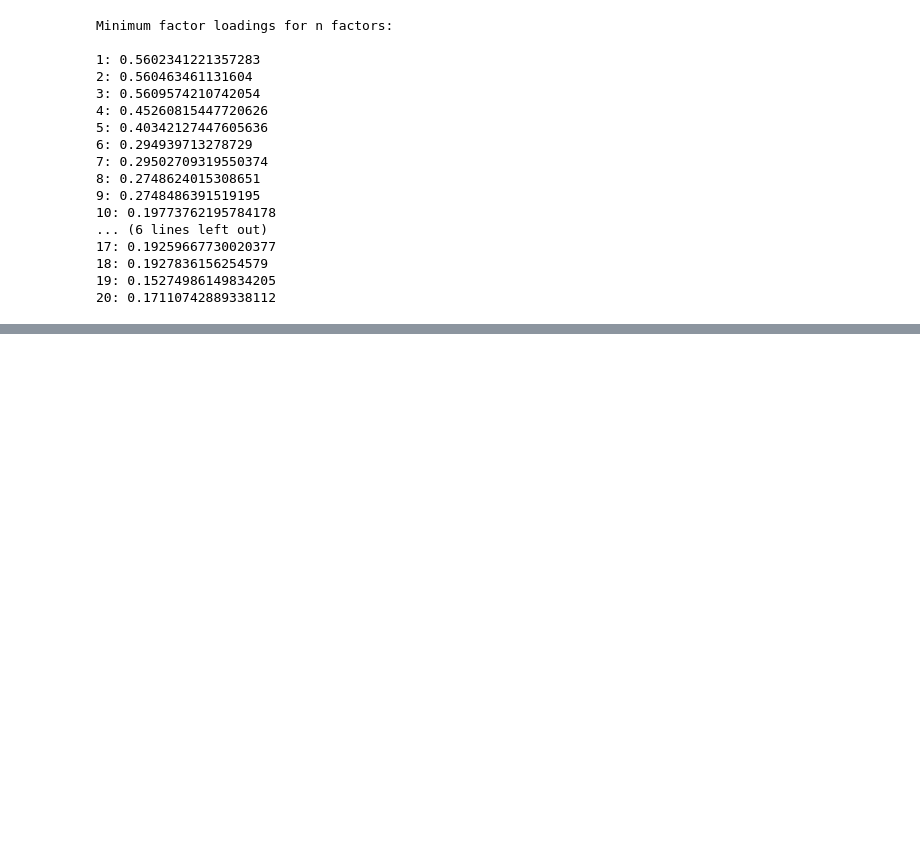
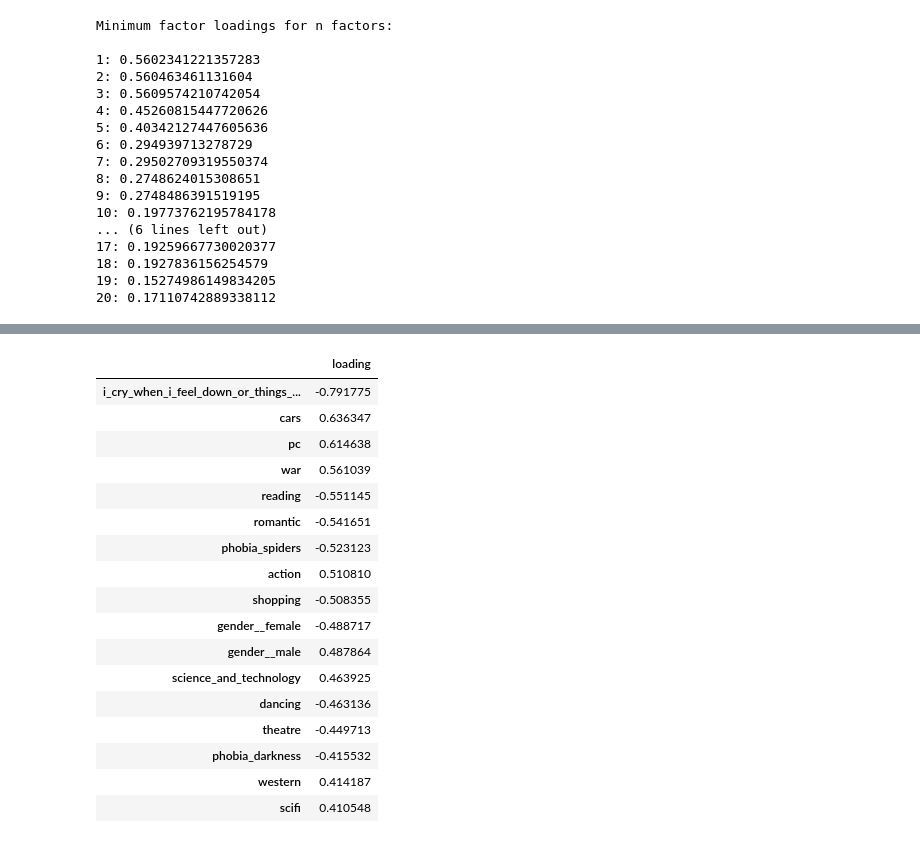
Before and after one commit to vincefav/factor-analysis, a Jupyter notebook: Factor analysis tutorial.ipynb, the cells around one changed output, grey strips where cells are left out. Saved outputs shown, nothing was run; the diff lists cells and outputs as text; code cells hidden in the pictures; blank space fills up the shorter version.

```diff
--- a/Factor analysis tutorial.ipynb
+++ b/Factor analysis tutorial.ipynb
@@ -147,0 +140,29 @@ show_items(1)
+# %%
+def show_loadings(factor=0, factors=factors):
+    loadings = pd.DataFrame()
+    loadings['loading'] = factors[factor]
+    loadings['absol_' + str(factor)] = abs(loadings['loading'])
+    loadings = loadings[loadings['absol_' + str(factor)] > 0.4]\
+    .sort_values('absol_' + str(factor), ascending=False)
+    return pd.DataFrame(loadings['loading'])
+
+show_loadings(0)
+# %% [output]
+|  | loading |
+| i_cry_when_i_feel_down_or_things_... | -0.791775 |
+| cars | 0.636347 |
+| pc | 0.614638 |
+| war | 0.561039 |
+| reading | -0.551145 |
+| romantic | -0.541651 |
+| phobia_spiders | -0.523123 |
+| action | 0.510810 |
+| shopping | -0.508355 |
+| gender__female | -0.488717 |
+| gender__male | 0.487864 |
+| science_and_technology | 0.463925 |
+| dancing | -0.463136 |
+| theatre | -0.449713 |
+| phobia_darkness | -0.415532 |
+| western | 0.414187 |
+| scifi | 0.410548 |
```
Also changed, not shown: parts of 15 cells of this notebook.
